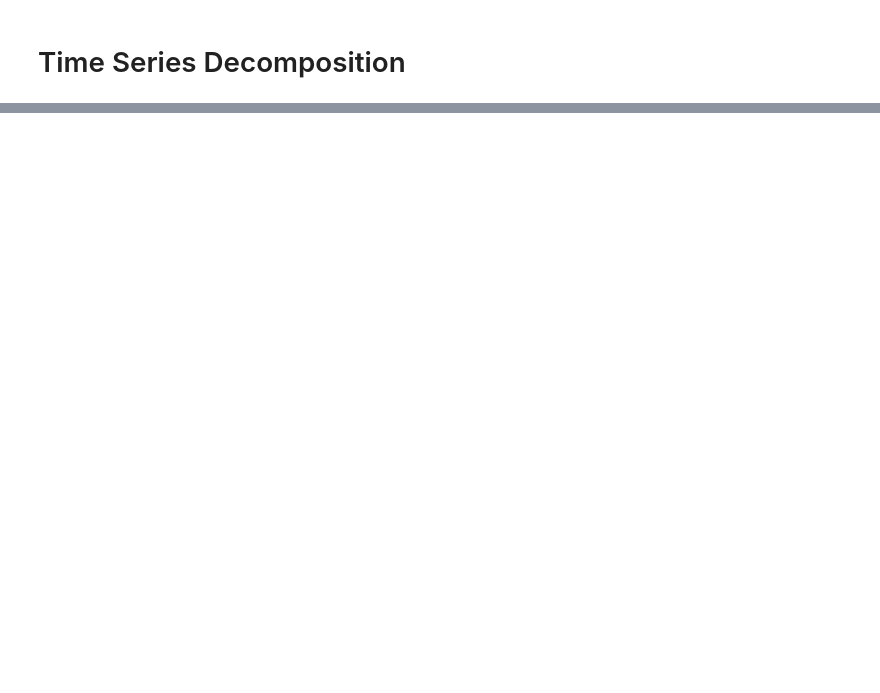
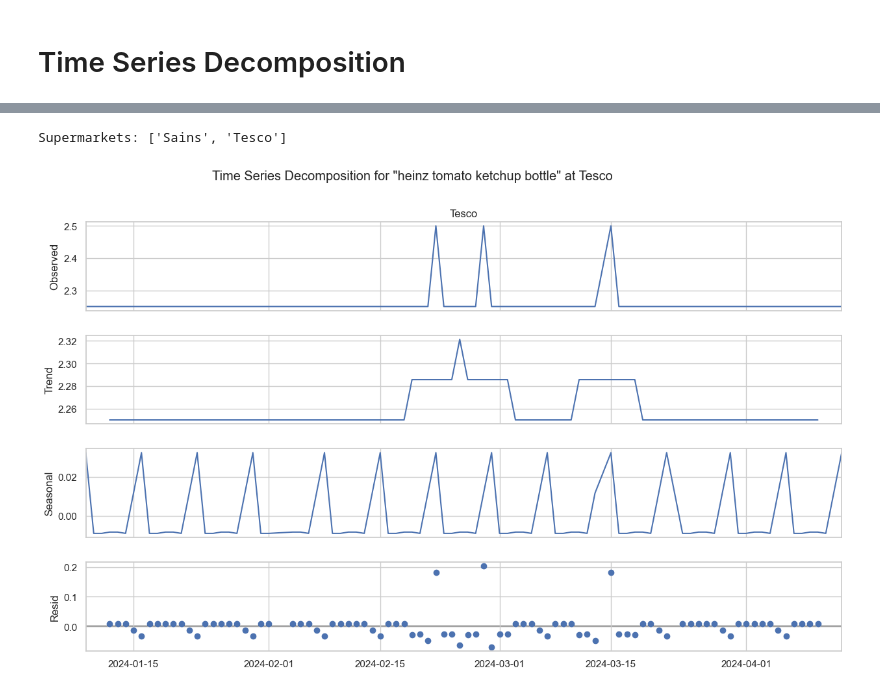
Before and after one commit to BhargavKumarNath/PricePoint-Dynamics-Decoding-the-UK-Supermarket-Competitive-Landscape-with-Machine-Learning, a Jupyter notebook: notebooks/04_statistical_analysis.ipynb, the cells around one changed output, grey strips where cells are left out. Cells and saved outputs as stored; diff of their text form; code cells hidden in the pictures; blank space fills up the shorter version.

```diff
--- a/notebooks/04_statistical_analysis.ipynb
+++ b/notebooks/04_statistical_analysis.ipynb
@@ -210,0 +42,51 @@ Residual: 79.5%
+# %%
+import pandas as pd
+from statsmodels.tsa.seasonal import seasonal_decompose
+import matplotlib.pyplot as plt
+
+# Convert date to datetime
+df_canonical['date'] = pd.to_datetime(df_canonical['date'])
+
+# Filter for the product and sort by date
+product_name = 'heinz tomato ketchup bottle'
+ts_data = df_canonical[df_canonical['canonical_name'] == product_name].sort_values('date')
+
+# Pivot with aggregation to handle duplicates
+ts_pivot = ts_data.pivot_table(
+    index='date',
+    columns='supermarket',
+    values='prices',
+    aggfunc='mean'
+)
+
+# Check available supermarkets
+print("Supermarkets:", ts_pivot.columns.tolist())
+
+# Pick a supermarket (make sure it exists)
+supermarket_name = 'Tesco'
+if supermarket_name not in ts_pivot.columns:
+    raise ValueError(f'Supermarket "{supermarket_name}" not found in data.')
+
+# Forward fill missing values and drop remaining NaNs
+ts_pivot[supermarket_name] = ts_pivot[supermarket_name].fillna(method='ffill')
+ts_pivot = ts_pivot.dropna(subset=[supermarket_name])
+
+# Check length
+if len(ts_pivot[supermarket_name]) < 14:
+    raise ValueError("Not enough data points for seasonal decomposition.")
+
+# Decompose
+decomposition = seasonal_decompose(ts_pivot[supermarket_name], model='additive', period=7)
+
+# Plot
+fig = decomposition.plot()
+fig.set_size_inches(14, 8)
+plt.suptitle(f'Time Series Decomposition for "{product_name}" at {supermarket_name}', y=1.02)
+
+# Set the y-label for the first subplot (Observed)
+fig.axes[0].set_ylabel('Observed')
+
+plt.show()
+# %% [output]
+Supermarkets: ['Sains', 'Tesco']
+[figure, added]
```
Also changed, not shown: parts of 12 cells of this notebook.
